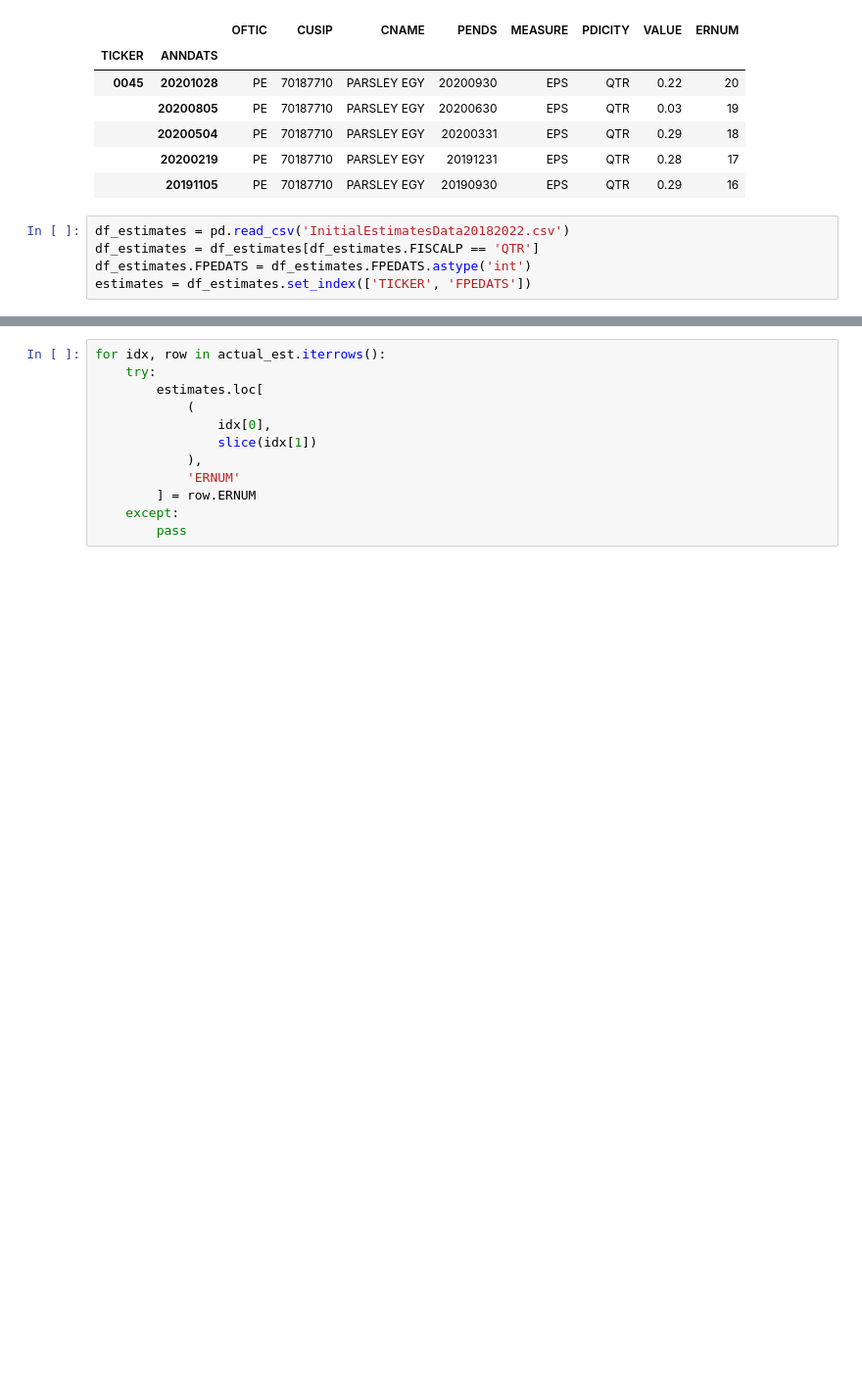
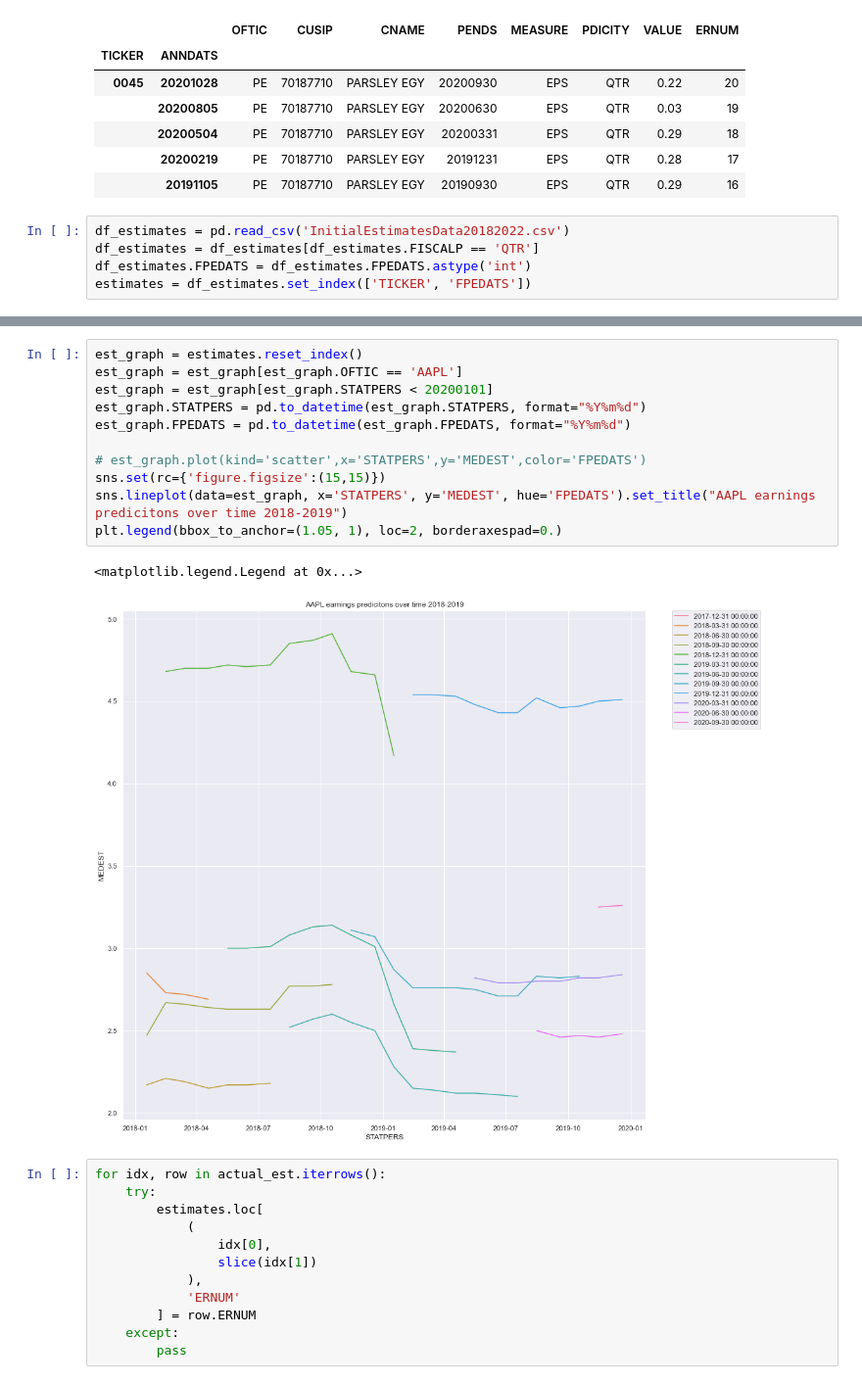
Before and after one commit to layoups/post-earnings-returns, a Jupyter notebook: TS_features.ipynb, the cells around one changed output, grey strips where cells are left out. Shown at 98% size. Cells and saved outputs as stored; diff of their text form; blank space fills up the shorter version.

```diff
--- a/TS_features.ipynb
+++ b/TS_features.ipynb
@@ -78,6 +80,20 @@ estimates.head()
 |  | 20180331 | PE | 70187710 | PARSLEY ENERGY INC | 20180315 | EPS | QTR | 6 | P | 29 | 13 | ... |
 |  | 20180331 | PE | 70187710 | PARSLEY ENERGY INC | 20180419 | EPS | QTR | 6 | P | 30 | 9 | ... |
 |  | 20180331 | PE | 70187710 | PARSLEY ENERGY INC | 20180118 | EPS | QTR | 7 | P | 27 | 10 | ... |
+# %%
+est_graph = estimates.reset_index()
+est_graph = est_graph[est_graph.OFTIC == 'AAPL']
+est_graph = est_graph[est_graph.STATPERS < 20200101]
+est_graph.STATPERS = pd.to_datetime(est_graph.STATPERS, format="%Y%m%d")
+est_graph.FPEDATS = pd.to_datetime(est_graph.FPEDATS, format="%Y%m%d")
+
+# est_graph.plot(kind='scatter',x='STATPERS',y='MEDEST',color='FPEDATS')
+sns.set(rc={'figure.figsize':(15,15)})
+sns.lineplot(data=est_graph, x='STATPERS', y='MEDEST', hue='FPEDATS').set_title("AAPL earnings predicitons over time 2018-2019")
+plt.legend(bbox_to_anchor=(1.05, 1), loc=2, borderaxespad=0.)
+# %% [output]
+<matplotlib.legend.Legend at 0x...>
+[figure, added]
 # %%
 for idx, row in actual_est.iterrows():
     try:
```
Also changed, not shown: parts of 1 cell of this notebook, 1 other file.
